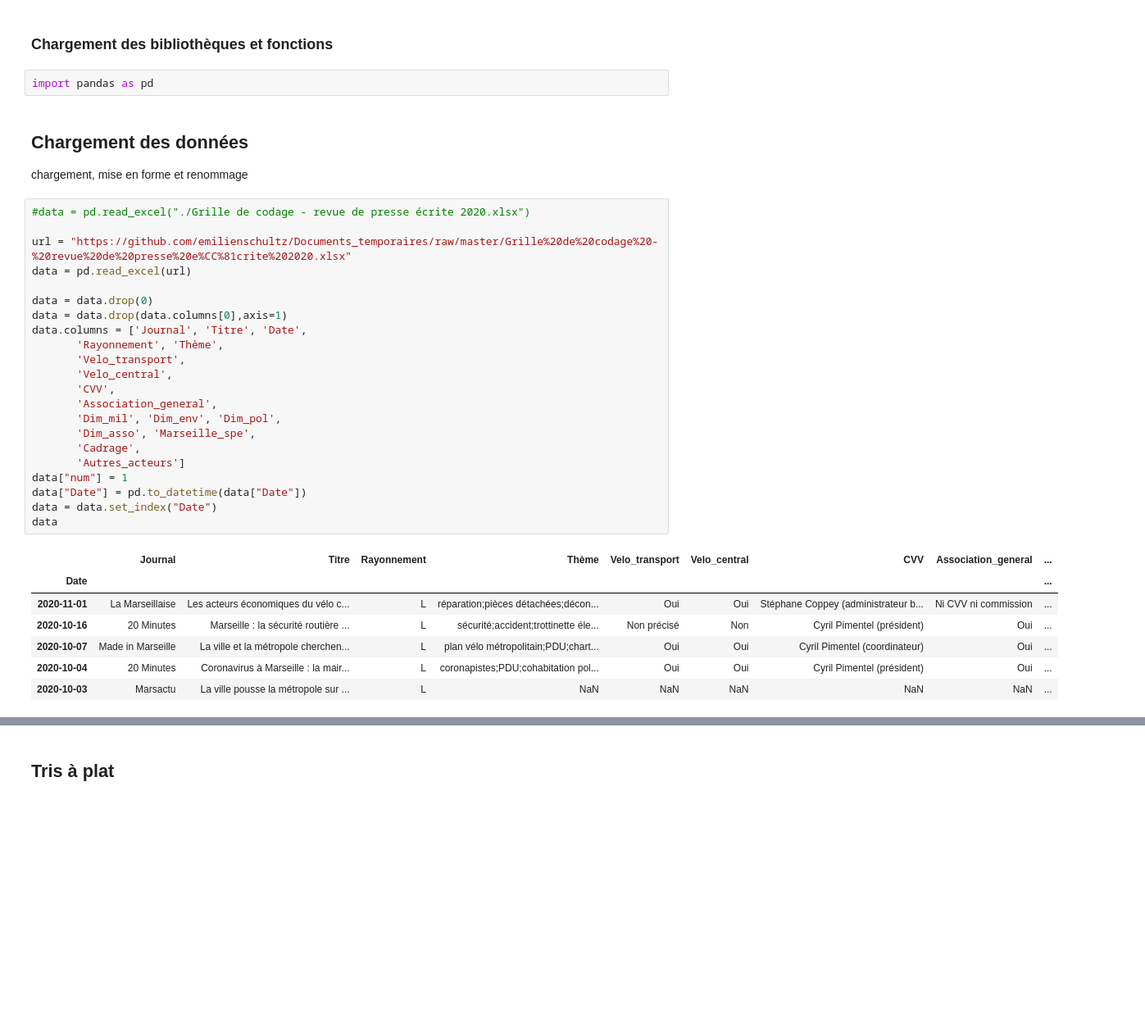
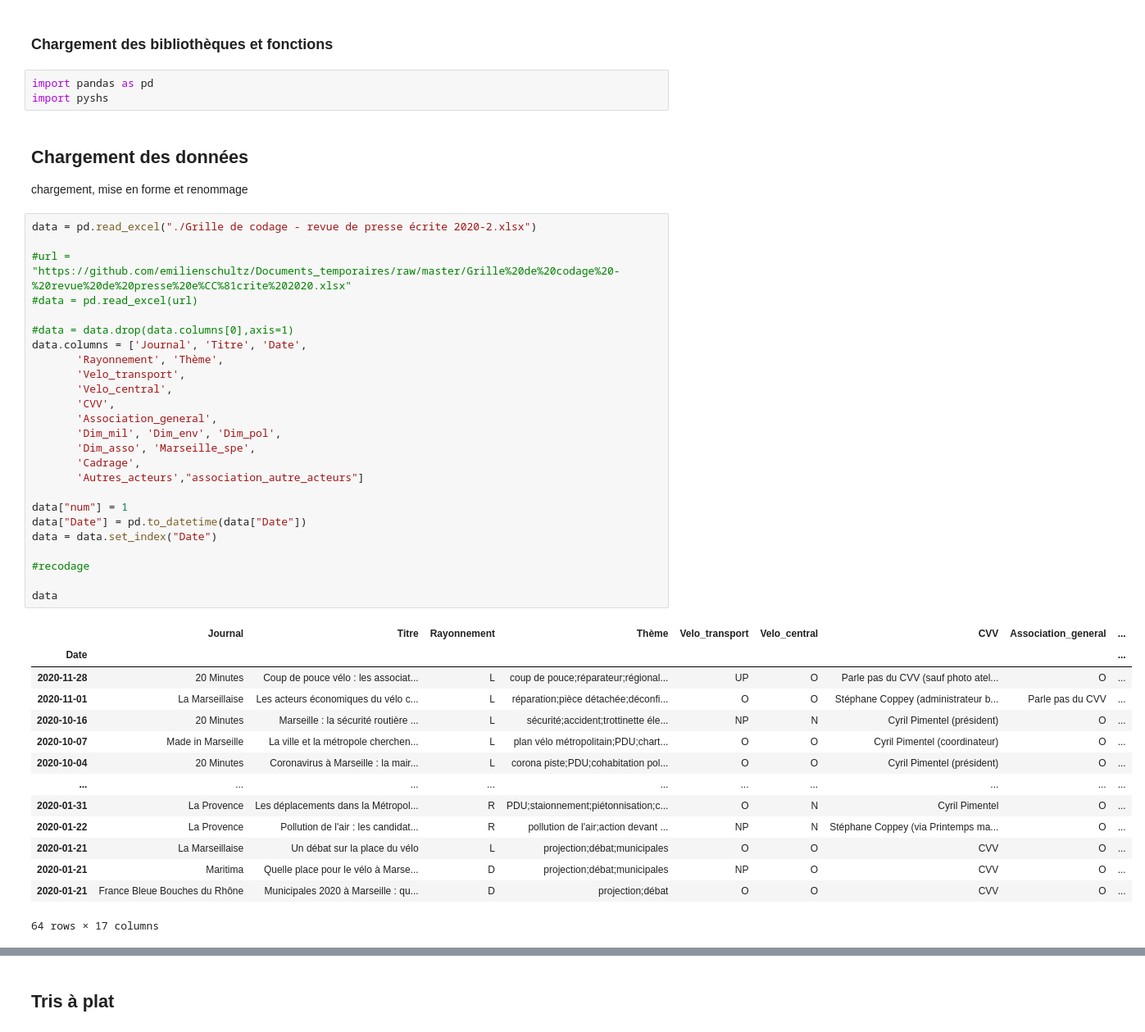
Before and after one commit to emilienschultz/Documents_temporaires, a Jupyter notebook: Analyse presse CVV.ipynb, the cells around one changed output, grey strips where cells are left out. Shown: that part at 82% size. Cells and saved outputs as stored; diff of their text form; blank space fills up the shorter version.

```diff
--- a/Analyse presse CVV.ipynb
+++ b/Analyse presse CVV.ipynb
@@ -4,37 +21,48 @@
 ### Chargement des bibliothèques et fonctions
 # %%
 import pandas as pd
+import pyshs
 # %% [markdown]
 ## Chargement des données
 
 chargement, mise en forme et renommage
 # %%
-#data = pd.read_excel("./Grille de codage - revue de presse écrite 2020.xlsx")
+data = pd.read_excel("./Grille de codage - revue de presse écrite 2020-2.xlsx")
 
-url = "https://github.com/emilienschultz/Documents_temporaires/raw/master/Grille%20de%20codage%20-%20revue%20de%20presse%20e%CC%81crite%202020.xlsx"
-data = pd.read_excel(url)
+#url = "https://github.com/emilienschultz/Documents_temporaires/raw/master/Grille%20de%20codage%20-%20revue%20de%20presse%20e%CC%81crite%202020.xlsx"
+#data = pd.read_excel(url)
 
-data = data.drop(0)
-data = data.drop(data.columns[0],axis=1)
+#data = data.drop(data.columns[0],axis=1)
 data.columns = ['Journal', 'Titre', 'Date',
        'Rayonnement', 'Thème',
        'Velo_transport',
        'Velo_central',
        'CVV',
        'Association_general',
        'Dim_mil', 'Dim_env', 'Dim_pol',
        'Dim_asso', 'Marseille_spe',
        'Cadrage',
-       'Autres_acteurs']
+       'Autres_acteurs',"association_autre_acteurs"]
+
 data["num"] = 1
 data["Date"] = pd.to_datetime(data["Date"])
 data = data.set_index("Date")
+
+#recodage
+
 data
 # %% [output]
 |  | Journal | Titre | Rayonnement | Thème | Velo_transport | Velo_central | CVV | Association_general | ... |
 | Date |  |  |  |  |  |  |  |  | ... |
-| 2020-11-01 | La Marseillaise | Les acteurs économiques du vélo c... | L | réparation;pièces détachées;décon... | Oui | Oui | Stéphane Coppey (administrateur b... | Ni CVV ni commission | ... |
-| 2020-10-16 | 20 Minutes | Marseille : la sécurité routière ... | L | sécurité;accident;trottinette éle... | Non précisé | Non | Cyril Pimentel (président) | Oui | ... |
-| 2020-10-07 | Made in Marseille | La ville et la métropole cherchen... | L | plan vélo métropolitain;PDU;chart... | Oui | Oui | Cyril Pimentel (coordinateur) | Oui | ... |
-| 2020-10-04 | 20 Minutes | Coronavirus à Marseille : la mair... | L | coronapistes;PDU;cohabitation pol... | Oui | Oui | Cyril Pimentel (président) | Oui | ... |
-| 2020-10-03 | Marsactu | La ville pousse la métropole sur ... | L | NaN | NaN | NaN | NaN | NaN | ... |
+| 2020-11-28 | 20 Minutes | Coup de pouce vélo : les associat... | L | coup de pouce;réparateur;régional... | UP | O | Parle pas du CVV (sauf photo atel... | O | ... |
+| 2020-11-01 | La Marseillaise | Les acteurs économiques du vélo c... | L | réparation;pièce détachée;déconfi... | O | O | Stéphane Coppey (administrateur b... | Parle pas du CVV | ... |
+| 2020-10-16 | 20 Minutes | Marseille : la sécurité routière ... | L | sécurité;accident;trottinette éle... | NP | N | Cyril Pimentel (président) | O | ... |
+| 2020-10-07 | Made in Marseille | La ville et la métropole cherchen... | L | plan vélo métropolitain;PDU;chart... | O | O | Cyril Pimentel (coordinateur) | O | ... |
+| 2020-10-04 | 20 Minutes | Coronavirus à Marseille : la mair... | L | corona piste;PDU;cohabitation pol... | O | O | Cyril Pimentel (président) | O | ... |
+| ... | ... | ... | ... | ... | ... | ... | ... | ... | ... |
+| 2020-01-31 | La Provence | Les déplacements dans la Métropol... | R | PDU;staionnement;piétonnisation;c... | O | N | Cyril Pimentel | O | ... |
+| 2020-01-22 | La Provence | Pollution de l'air : les candidat... | R | pollution de l'air;action devant ... | NP | N | Stéphane Coppey (via Printemps ma... | O | ... |
+| 2020-01-21 | La Marseillaise | Un débat sur la place du vélo | L | projection;débat;municipales | O | O | CVV | O | ... |
+| 2020-01-21 | Maritima | Quelle place pour le vélo à Marse... | D | projection;débat;municipales | NP | O | CVV | O | ... |
+| 2020-01-21 | France Bleue Bouches du Rhône | Municipales 2020 à Marseille : qu... | D | projection;débat | O | O | CVV | O | ... |
+64 rows × 17 columns
```
Also changed, not shown: parts of 22 cells of this notebook.
